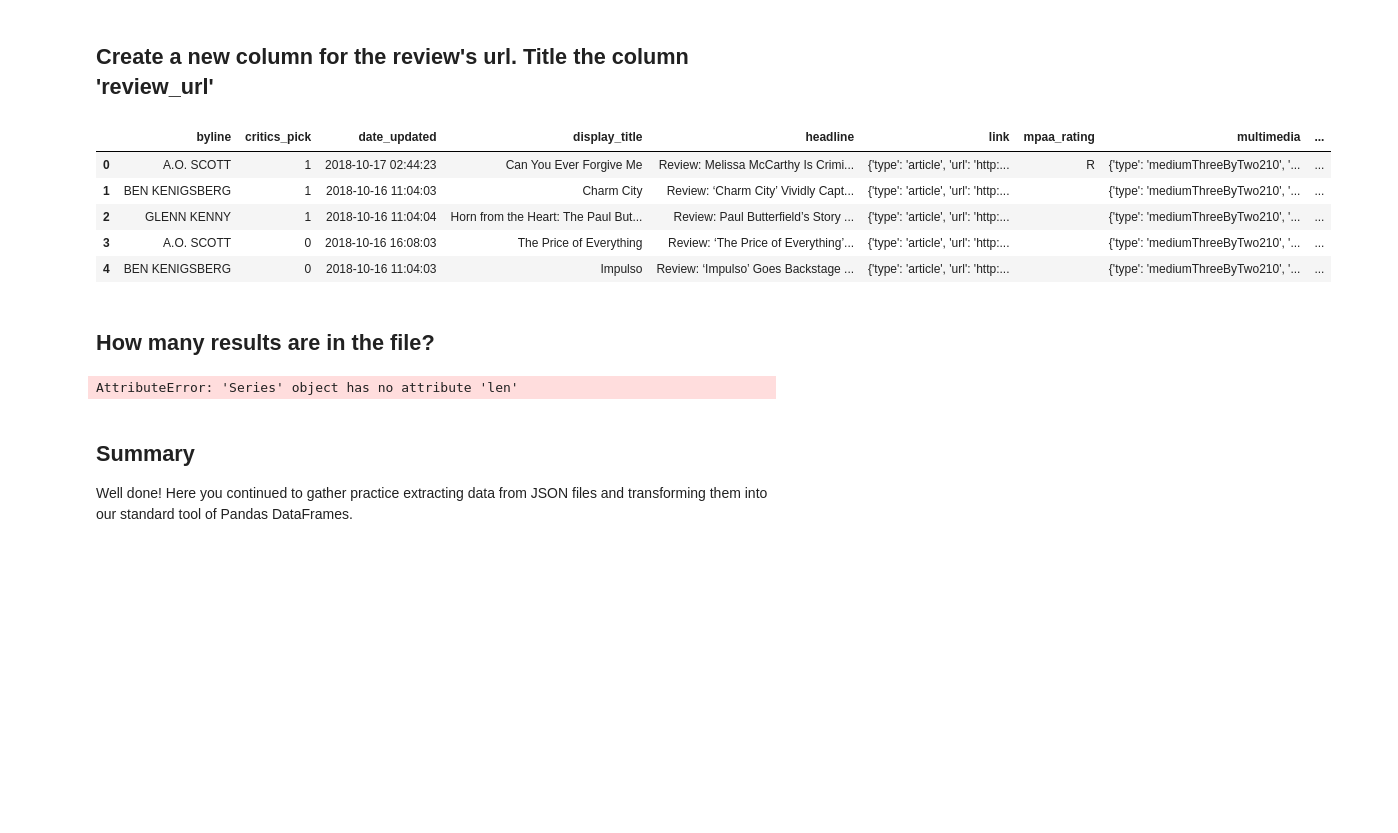
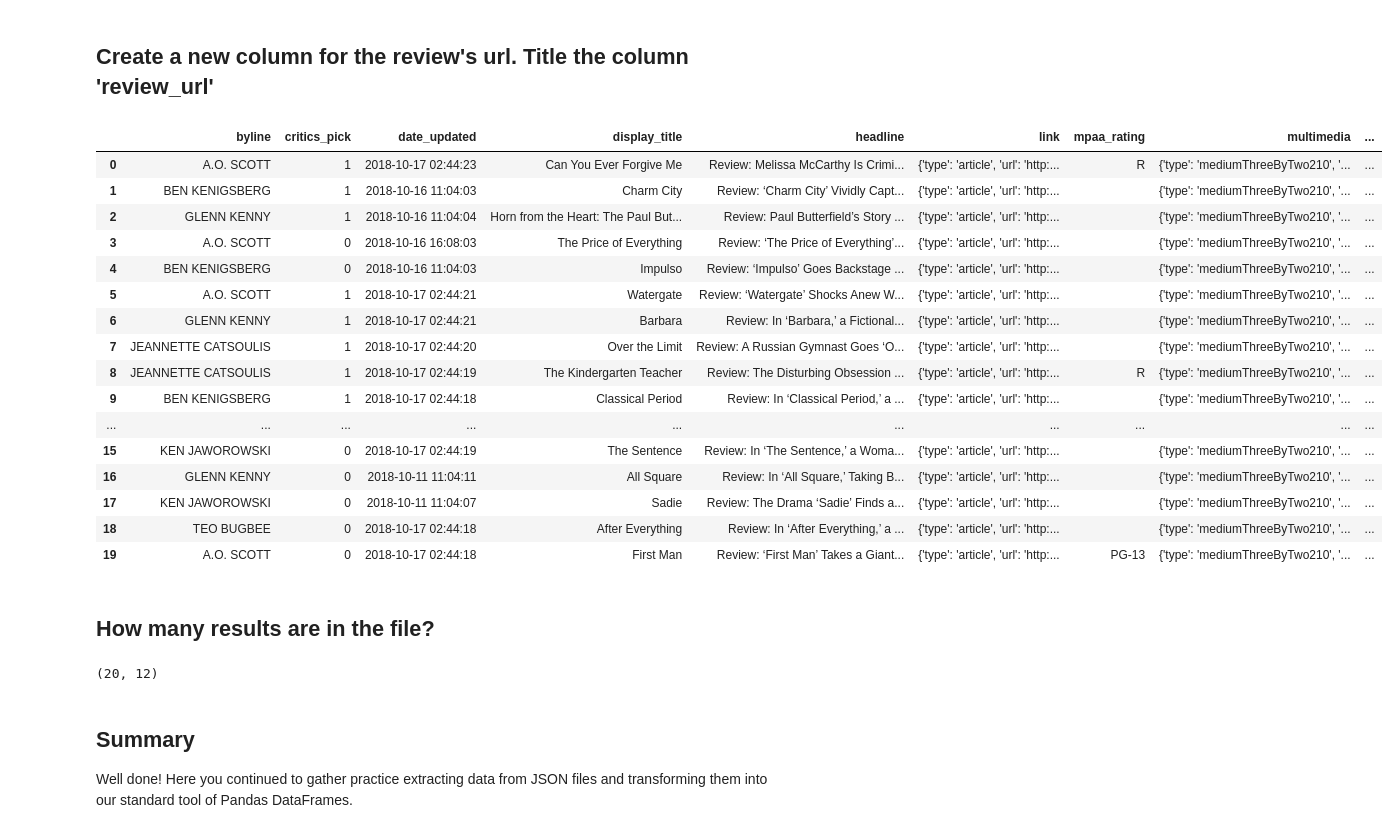
Before and after one commit to matthew-d-oliver/dsc-working-with-known-json-schemas-lab-nyc-ds-082619, a Jupyter notebook: index.ipynb, the cells around one changed output. Cells and saved outputs as stored; diff of their text form; code cells hidden in the pictures; blank space fills up the shorter version.

```diff
--- a/index.ipynb
+++ b/index.ipynb
@@ -71,20 +71,31 @@ KeyError: 'critics'
 ## Create a new column for the review's url. Title the column 'review_url'
 # %%
 df['review_url']=[a['url'] for a in df['link']]
-df.head(5)
+df
 # %% [output]
 |  | byline | critics_pick | date_updated | display_title | headline | link | mpaa_rating | multimedia | ... |
 | 0 | A.O. SCOTT | 1 | 2018-10-17 02:44:23 | Can You Ever Forgive Me | Review: Melissa McCarthy Is Crimi... | {'type': 'article', 'url': 'http:... | R | {'type': 'mediumThreeByTwo210', '... | ... |
 | 1 | BEN KENIGSBERG | 1 | 2018-10-16 11:04:03 | Charm City | Review: ‘Charm City’ Vividly Capt... | {'type': 'article', 'url': 'http:... |  | {'type': 'mediumThreeByTwo210', '... | ... |
 | 2 | GLENN KENNY | 1 | 2018-10-16 11:04:04 | Horn from the Heart: The Paul But... | Review: Paul Butterfield’s Story ... | {'type': 'article', 'url': 'http:... |  | {'type': 'mediumThreeByTwo210', '... | ... |
 | 3 | A.O. SCOTT | 0 | 2018-10-16 16:08:03 | The Price of Everything | Review: ‘The Price of Everything’... | {'type': 'article', 'url': 'http:... |  | {'type': 'mediumThreeByTwo210', '... | ... |
 | 4 | BEN KENIGSBERG | 0 | 2018-10-16 11:04:03 | Impulso | Review: ‘Impulso’ Goes Backstage ... | {'type': 'article', 'url': 'http:... |  | {'type': 'mediumThreeByTwo210', '... | ... |
+| 5 | A.O. SCOTT | 1 | 2018-10-17 02:44:21 | Watergate | Review: ‘Watergate’ Shocks Anew W... | {'type': 'article', 'url': 'http:... |  | {'type': 'mediumThreeByTwo210', '... | ... |
+| 6 | GLENN KENNY | 1 | 2018-10-17 02:44:21 | Barbara | Review: In ‘Barbara,’ a Fictional... | {'type': 'article', 'url': 'http:... |  | {'type': 'mediumThreeByTwo210', '... | ... |
+| 7 | JEANNETTE CATSOULIS | 1 | 2018-10-17 02:44:20 | Over the Limit | Review: A Russian Gymnast Goes ‘O... | {'type': 'article', 'url': 'http:... |  | {'type': 'mediumThreeByTwo210', '... | ... |
+| 8 | JEANNETTE CATSOULIS | 1 | 2018-10-17 02:44:19 | The Kindergarten Teacher | Review: The Disturbing Obsession ... | {'type': 'article', 'url': 'http:... | R | {'type': 'mediumThreeByTwo210', '... | ... |
+| 9 | BEN KENIGSBERG | 1 | 2018-10-17 02:44:18 | Classical Period | Review: In ‘Classical Period,’ a ... | {'type': 'article', 'url': 'http:... |  | {'type': 'mediumThreeByTwo210', '... | ... |
+| ... | ... | ... | ... | ... | ... | ... | ... | ... | ... |
+| 15 | KEN JAWOROWSKI | 0 | 2018-10-17 02:44:19 | The Sentence | Review: In ‘The Sentence,’ a Woma... | {'type': 'article', 'url': 'http:... |  | {'type': 'mediumThreeByTwo210', '... | ... |
+| 16 | GLENN KENNY | 0 | 2018-10-11 11:04:11 | All Square | Review: In ‘All Square,’ Taking B... | {'type': 'article', 'url': 'http:... |  | {'type': 'mediumThreeByTwo210', '... | ... |
+| 17 | KEN JAWOROWSKI | 0 | 2018-10-11 11:04:07 | Sadie | Review: The Drama ‘Sadie’ Finds a... | {'type': 'article', 'url': 'http:... |  | {'type': 'mediumThreeByTwo210', '... | ... |
+| 18 | TEO BUGBEE | 0 | 2018-10-17 02:44:18 | After Everything | Review: In ‘After Everything,’ a ... | {'type': 'article', 'url': 'http:... |  | {'type': 'mediumThreeByTwo210', '... | ... |
+| 19 | A.O. SCOTT | 0 | 2018-10-17 02:44:18 | First Man | Review: ‘First Man’ Takes a Giant... | {'type': 'article', 'url': 'http:... | PG-13 | {'type': 'mediumThreeByTwo210', '... | ... |
 # %% [markdown]
 ## How many results are in the file?
-# %%
-df['headline'].len()
-# %% [output]
-AttributeError: 'Series' object has no attribute 'len'
+# %%
+df.shape
+# %% [output]
+(20, 12)
 # %% [markdown]
 ## Summary
 Well done! Here you continued to gather practice extracting data from JSON files and transforming them into our standard tool of Pandas DataFrames.
```
